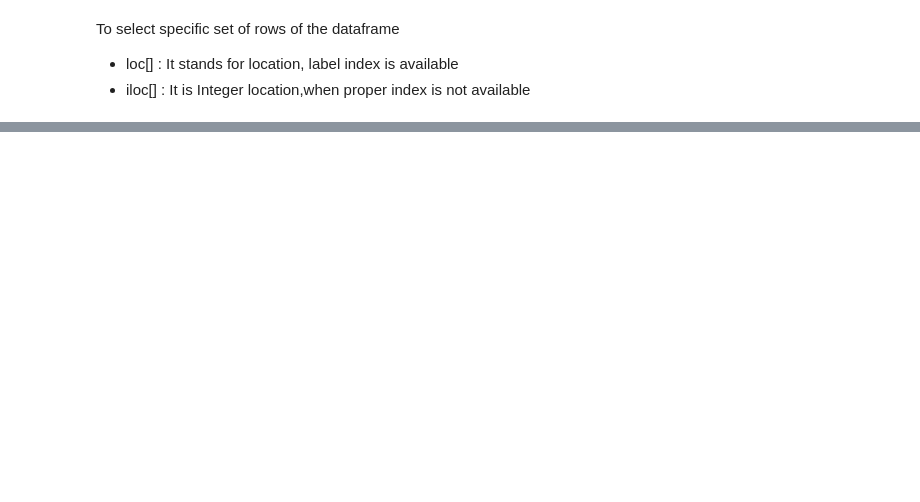
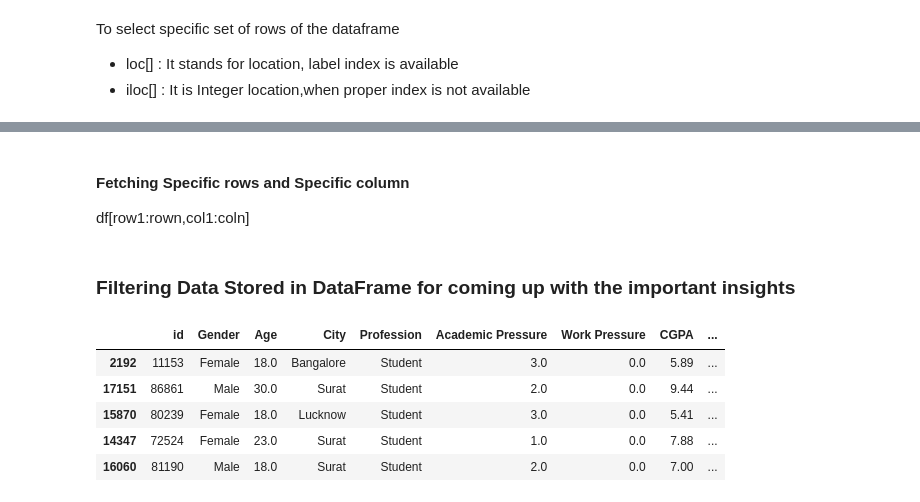
Before and after one commit to sarkar-ai-26/GenAi, a Jupyter notebook: GenAI_Learning/MachineLearning/PreRequisite/Pandas/PandasLearning_Series.ipynb, the cells around one changed output, grey strips where cells are left out. Saved outputs shown, nothing was run; the diff lists cells and outputs as text; code cells hidden in the pictures; blank space fills up the shorter version.

```diff
--- a/GenAI_Learning/MachineLearning/PreRequisite/Pandas/PandasLearning_Series.ipynb
+++ b/GenAI_Learning/MachineLearning/PreRequisite/Pandas/PandasLearning_Series.ipynb
@@ -732,0 +507,4 @@ Name: 1, dtype: object
+# %% [markdown]
+#### Fetching Specific rows and Specific column
+
+df[row1:rown,col1:coln]
@@ -732,0 +515,11 @@ Name: 1, dtype: object
+# %% [markdown]
+### Filtering Data Stored in DataFrame for coming up with the important insights
+# %%
+sdp_df.sample(5)
+# %% [output]
+|  | id | Gender | Age | City | Profession | Academic Pressure | Work Pressure | CGPA | ... |
+| 2192 | 11153 | Female | 18.0 | Bangalore | Student | 3.0 | 0.0 | 5.89 | ... |
+| 17151 | 86861 | Male | 30.0 | Surat | Student | 2.0 | 0.0 | 9.44 | ... |
+| 15870 | 80239 | Female | 18.0 | Lucknow | Student | 3.0 | 0.0 | 5.41 | ... |
+| 14347 | 72524 | Female | 23.0 | Surat | Student | 1.0 | 0.0 | 7.88 | ... |
+| 16060 | 81190 | Male | 18.0 | Surat | Student | 2.0 | 0.0 | 7.00 | ... |
```
Also changed, not shown: parts of 37 cells of this notebook.
